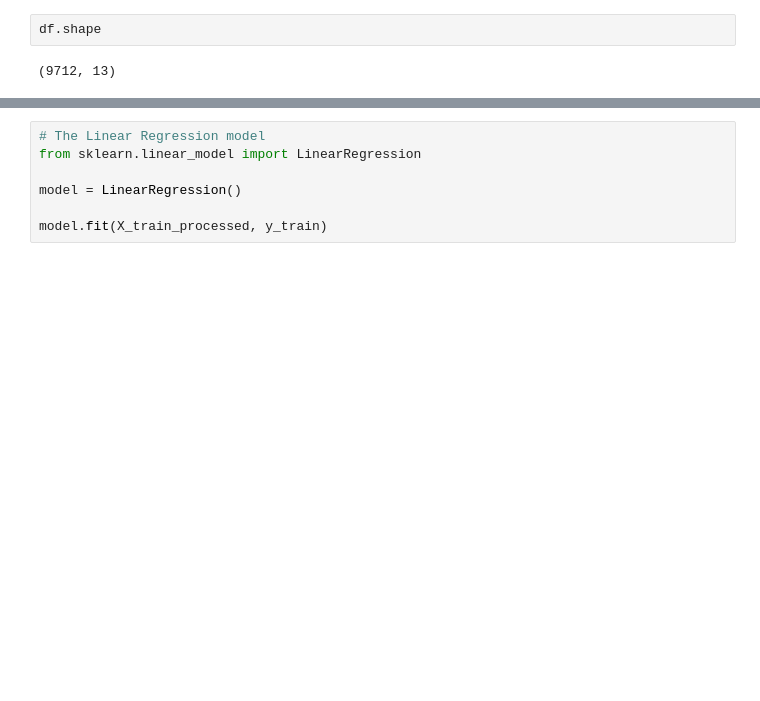
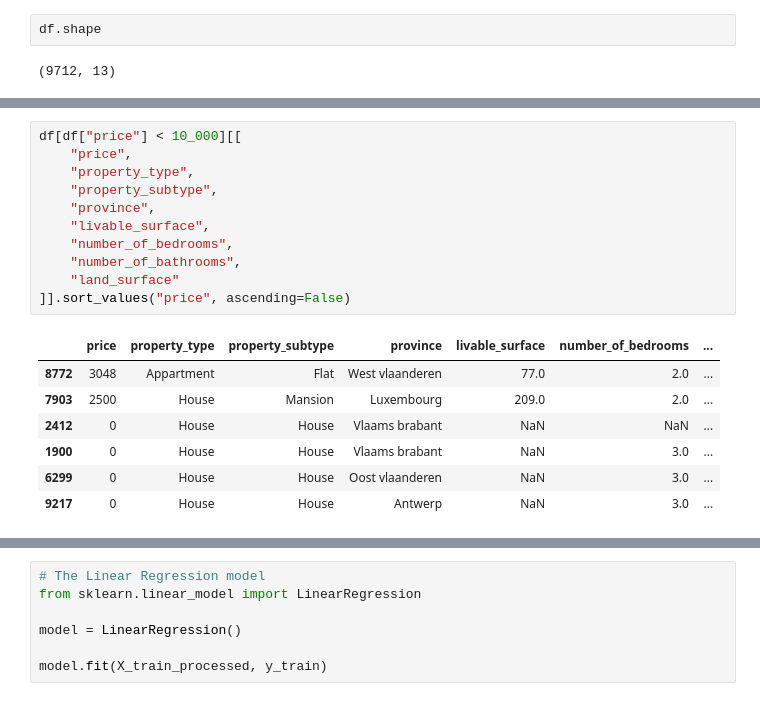
Before and after one commit to Gunay-Bayramova/immoeliza_ml, a Jupyter notebook: notebooks/immoeliza_ml.ipynb, the cells around one changed output, grey strips where cells are left out. Saved outputs shown, nothing was run; the diff lists cells and outputs as text; blank space fills up the shorter version.

```diff
--- a/notebooks/immoeliza_ml.ipynb
+++ b/notebooks/immoeliza_ml.ipynb
@@ -125,0 +253,19 @@ df.shape
+# %%
+df[df["price"] < 10_000][[
+    "price",
+    "property_type",
+    "property_subtype",
+    "province",
+    "livable_surface",
+    "number_of_bedrooms",
+    "number_of_bathrooms",
+    "land_surface"
+]].sort_values("price", ascending=False)
+# %% [output]
+|  | price | property_type | property_subtype | province | livable_surface | number_of_bedrooms | ... |
+| 8772 | 3048 | Appartment | Flat | West vlaanderen | 77.0 | 2.0 | ... |
+| 7903 | 2500 | House | Mansion | Luxembourg | 209.0 | 2.0 | ... |
+| 2412 | 0 | House | House | Vlaams brabant | NaN | NaN | ... |
+| 1900 | 0 | House | House | Vlaams brabant | NaN | 3.0 | ... |
+| 6299 | 0 | House | House | Oost vlaanderen | NaN | 3.0 | ... |
+| 9217 | 0 | House | House | Antwerp | NaN | 3.0 | ... |
```
Also changed, not shown: parts of 35 cells of this notebook, 2 other files.
